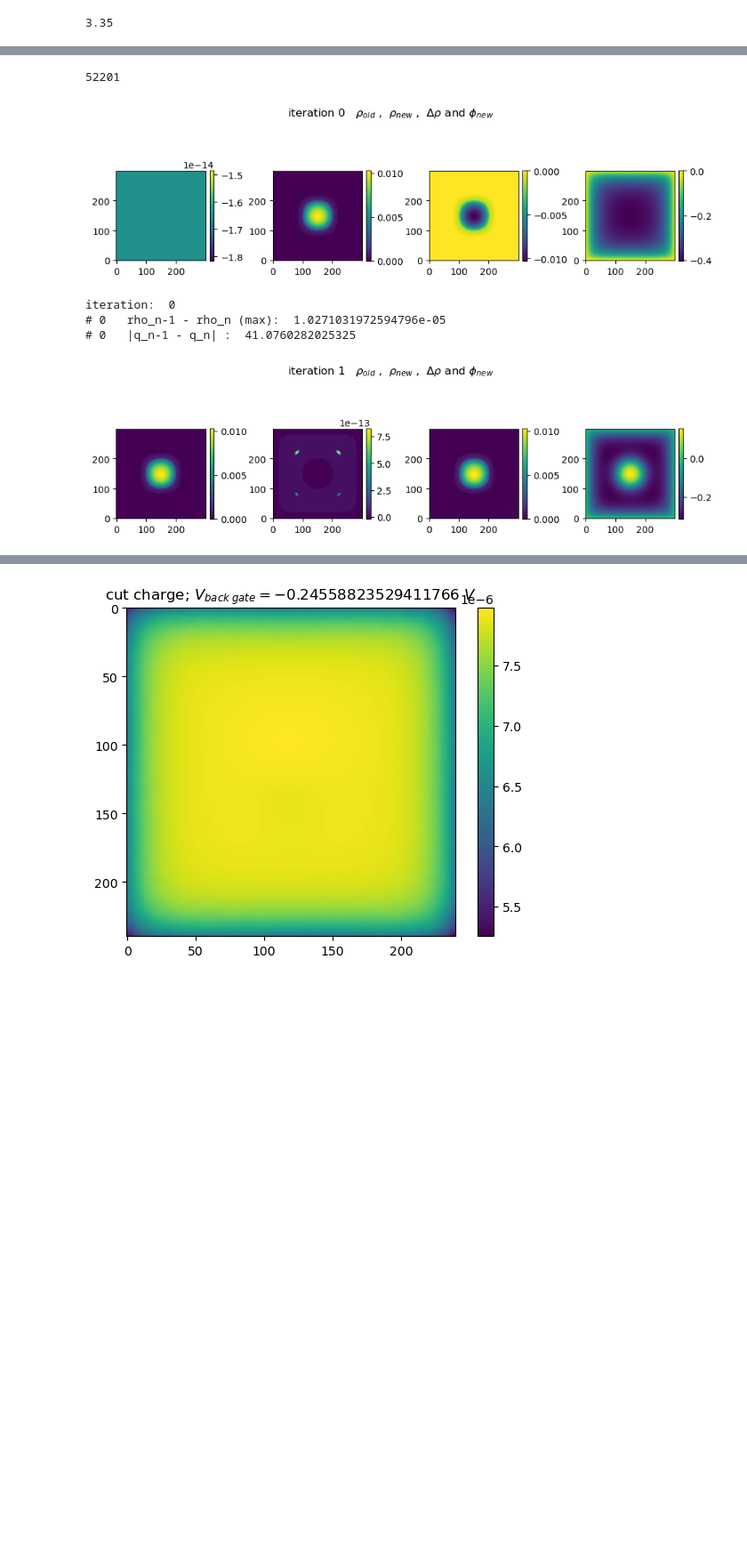
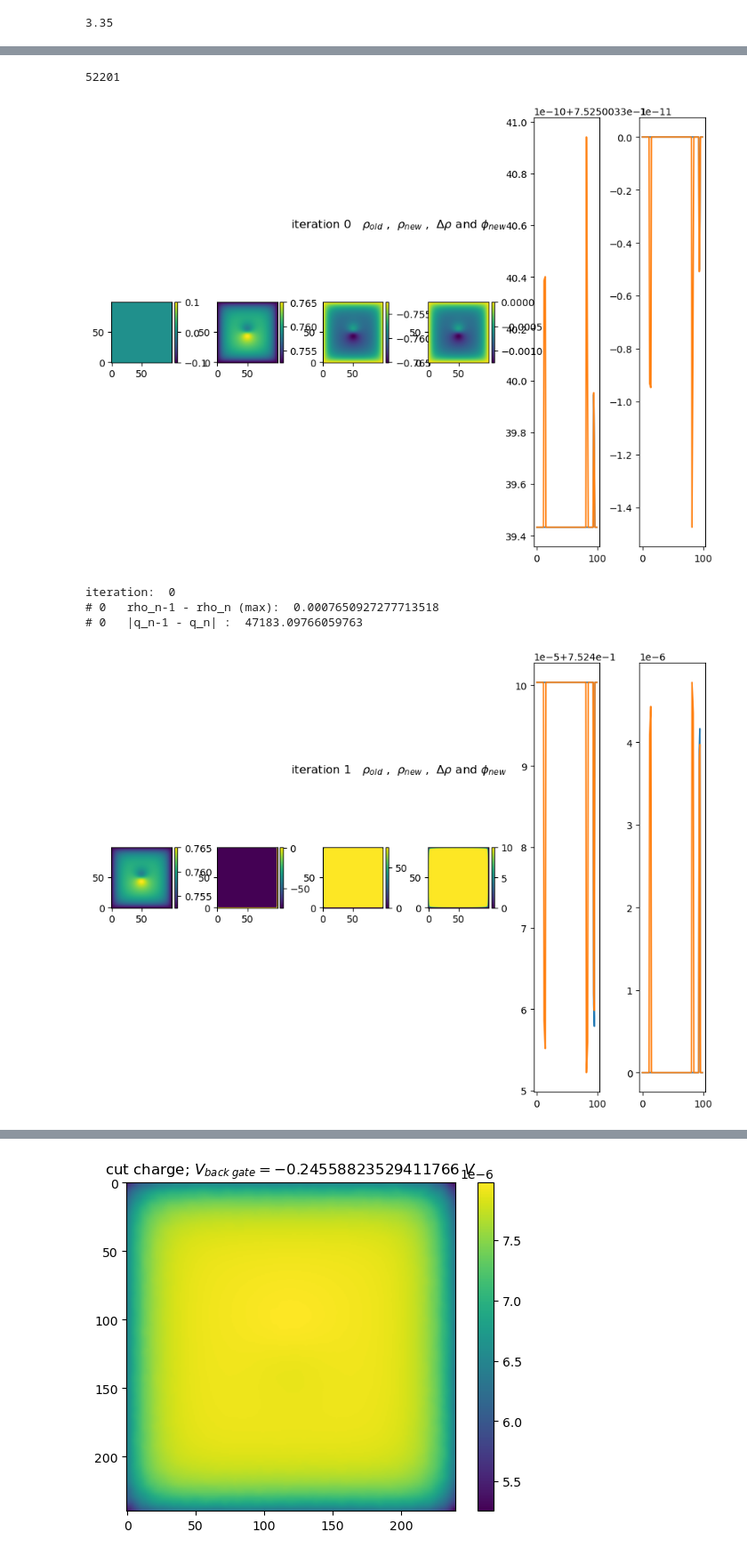
Before and after one commit to bastistoeck/Projektarbeit-1, a Jupyter notebook: class_testing_tmdc.ipynb, the cells around one changed output, grey strips where cells are left out. Shown at 89% size. Cells and saved outputs as stored; diff of their text form; code cells hidden in the pictures; blank space fills up the shorter version.

Commit message:
trying to debug poisson solver for tmdc

```diff
--- a/class_testing_tmdc.ipynb
+++ b/class_testing_tmdc.ipynb
@@ -87,8 +87,8 @@ inplane_MoS2 = 15.4 ### https://www.nature.com/articles/s41699-018-0050-x
 outofplane_MoS2 = 6.1
 # %%
 # tmdc idos
-idos_tmdc = np.load('DOS_calculations/idos_MoS2_energy_deviation_15e-3.npy')
-energies_tmdc = np.load('DOS_calculations/idos_MoS2_energies_energy_deviation_15e-3.npy')
-energies_tmdc = energies_tmdc - 0.5
+idos_tmdc = np.load('DOS_calculations/idos_MoS2_energy_deviation_05e-3.npy')
+energies_tmdc = np.load('DOS_calculations/idos_MoS2_energies_energy_deviation_05e-3.npy')
+#energies_tmdc = energies_tmdc - 0.5 # shift energies
 print(idos_tmdc.shape)
 # %% [output]
@@ -148,7 +148,7 @@ dipole_position = 6 # 0.02 * vac_box_width # basically 0
 
 dipole_d = 3 * benzen_diameter
 
-back_gate = 0.05 - 0.5
+back_gate = -0.001 #0.05 - 0.5
 max_h = vac_box_width/10 #vac_box_width/15
 hbn_maxh = 0.8
 blg_maxh = 0.3
@@ -157,7 +157,7 @@ cut_percentage = 0.2
 larger_cut_percentage = 0.7
 lam = 100000
 
-fem_n = 300
+fem_n = 100
 epsilon_z = 1e-4
 print('simulation dimensions in Angstrom: ')
 print('hBb thickness: ', height_bottom)
@@ -166,6 +166,7 @@ print('box width: ', vac_box_width)
 print('dipole d: ', dipole_d)
 print('dipole height over hBn: ', dipole_position)
 print('dipole sphere radius: ', sphere_radius)
+print('back gate voltage: ', back_gate)
 # %% [output]
 simulation dimensions in Angstrom:
 hBb thickness:  150
@@ -241,11 +290,11 @@ plt.show()
 # %%
 print(test_solver.ndofs_potential_fes)
-test_solver.solve(fem_n, epsilon_z, idos_tmdc_interpolated, en_min, en_max, cut_percentage, larger_cut_percentage, lam, use_abs=True, starting_alpha=0.01) # trying different starting alphas
+test_solver.solve(fem_n, epsilon_z, idos_tmdc_interpolated, en_min, en_max, cut_percentage, larger_cut_percentage, lam, use_abs=True, starting_alpha=0.0) # trying different starting alphas
 # %% [output]
 52201
-[figure, old version]
+[figure, new version]
 iteration:  0
-# 0   rho_n-1 - rho_n (max):  1.0271031972594796e-05
-# 0   |q_n-1 - q_n| :  41.0760282025325
+# 0   rho_n-1 - rho_n (max):  0.0007650927277713518
+# 0   |q_n-1 - q_n| :  47183.09766059763
-[figure, old version]
+[figure, new version]
 iteration:  1
```
Also changed, not shown: parts of 16 cells of this notebook, 2 other files.
